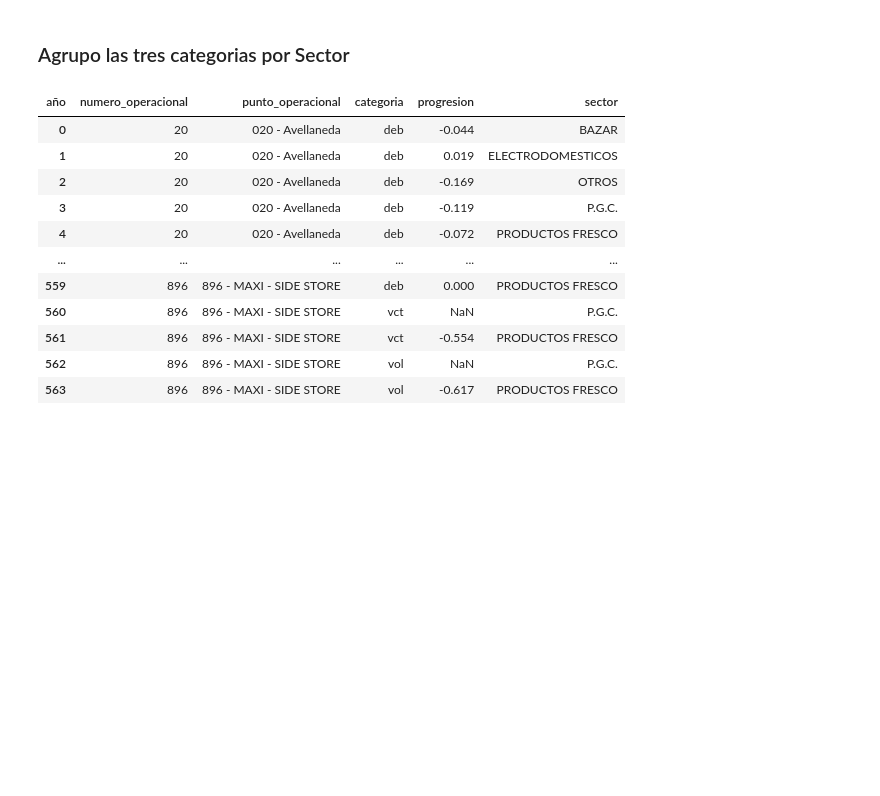
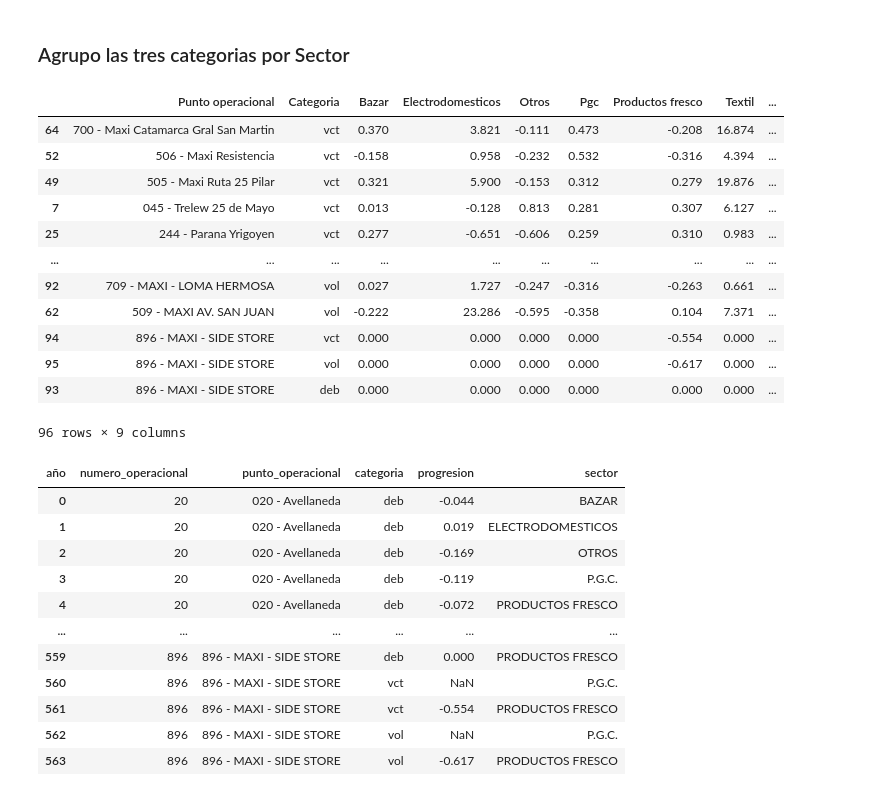
Before and after one commit to juanifmera/progresion, a Jupyter notebook: progresiones/breafing.ipynb, the cells around one changed output. Cells and saved outputs as stored; diff of their text form; code cells hidden in the pictures; blank space fills up the shorter version.

```diff
--- a/progresiones/breafing.ipynb
+++ b/progresiones/breafing.ipynb
@@ -139,6 +135,22 @@ df_progresiones_join_sector_tienda = pd.merge(df_progresiones_categoria_sectores
 df_progresiones_join_sector_tienda = df_progresiones_join_sector_tienda.fillna(0)
 # %%
 df_progresiones_join_sector_tienda.columns = df_progresiones_join_sector_tienda.columns.str.capitalize().str.strip().str.replace('_', ' ')
+# %%
+df_progresiones_join_sector_tienda
+# %% [output]
+|  | Punto operacional | Categoria | Bazar | Electrodomesticos | Otros | Pgc | Productos fresco | Textil | ... |
+| 64 | 700 - Maxi Catamarca Gral San Martin | vct | 0.370 | 3.821 | -0.111 | 0.473 | -0.208 | 16.874 | ... |
+| 52 | 506 - Maxi Resistencia | vct | -0.158 | 0.958 | -0.232 | 0.532 | -0.316 | 4.394 | ... |
+| 49 | 505 - Maxi Ruta 25 Pilar | vct | 0.321 | 5.900 | -0.153 | 0.312 | 0.279 | 19.876 | ... |
+| 7 | 045 - Trelew 25 de Mayo | vct | 0.013 | -0.128 | 0.813 | 0.281 | 0.307 | 6.127 | ... |
+| 25 | 244 - Parana Yrigoyen | vct | 0.277 | -0.651 | -0.606 | 0.259 | 0.310 | 0.983 | ... |
+| ... | ... | ... | ... | ... | ... | ... | ... | ... | ... |
+| 92 | 709 - MAXI - LOMA HERMOSA | vol | 0.027 | 1.727 | -0.247 | -0.316 | -0.263 | 0.661 | ... |
+| 62 | 509 - MAXI AV. SAN JUAN | vol | -0.222 | 23.286 | -0.595 | -0.358 | 0.104 | 7.371 | ... |
+| 94 | 896 - MAXI - SIDE STORE | vct | 0.000 | 0.000 | 0.000 | 0.000 | -0.554 | 0.000 | ... |
+| 95 | 896 - MAXI - SIDE STORE | vol | 0.000 | 0.000 | 0.000 | 0.000 | -0.617 | 0.000 | ... |
+| 93 | 896 - MAXI - SIDE STORE | deb | 0.000 | 0.000 | 0.000 | 0.000 | 0.000 | 0.000 | ... |
+96 rows × 9 columns
 # %%
 df_progresiones_join_sector_tienda = df_progresiones_join_sector_tienda.drop(columns=['Numero operacional'])
 df_progresiones_join_sector_tienda = df_progresiones_join_sector_tienda.rename(columns={'Total tienda': 'Total tienda', 'P.g.c.': 'PGC'})
```
Also changed, not shown: parts of 1 cell of this notebook, 1 other file.
